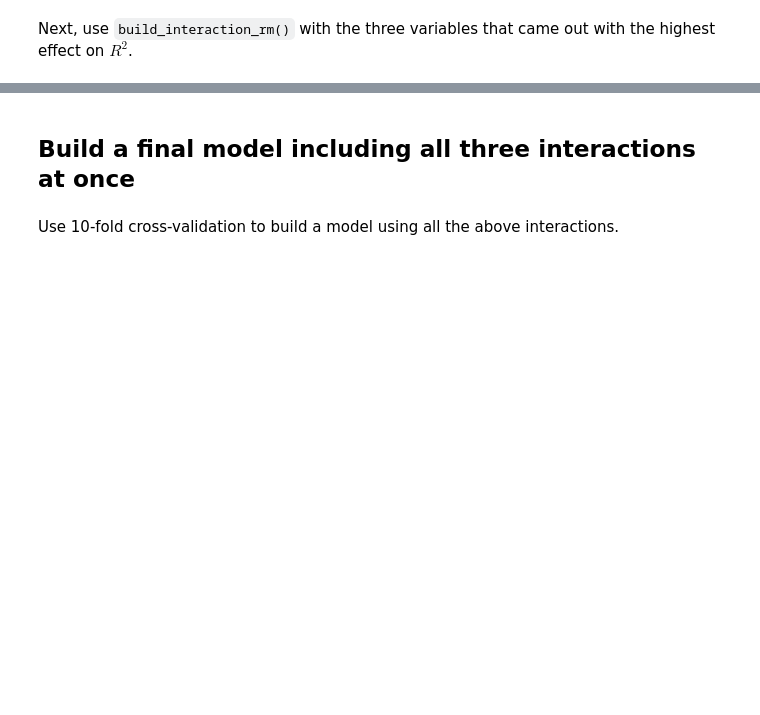
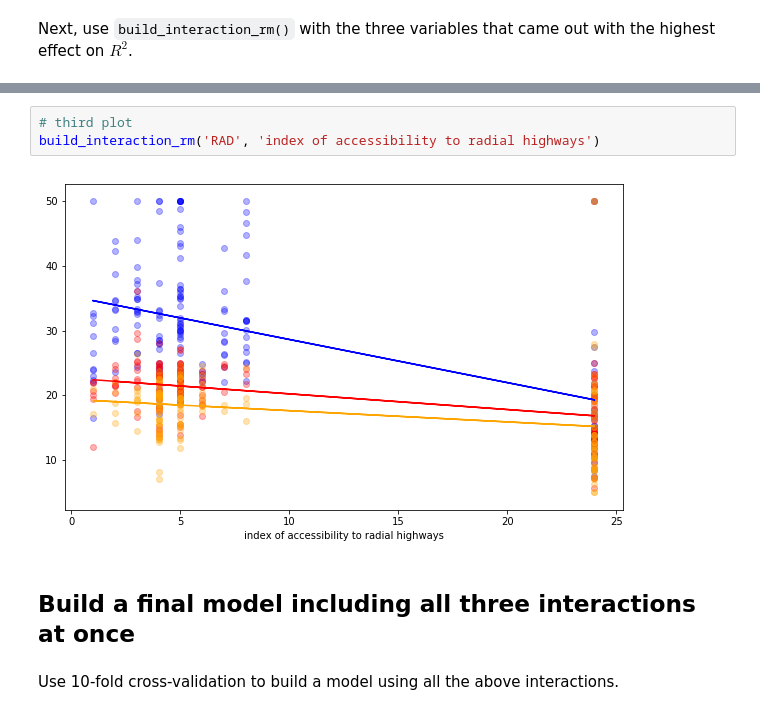
Before and after one commit to zfeizollahi/dsc-interaction-terms-lab-online-ds-sp-000, a Jupyter notebook: index.ipynb, the cells around one changed output, grey strips where cells are left out. Saved outputs shown, nothing was run; the diff lists cells and outputs as text; blank space fills up the shorter version.

```diff
--- a/index.ipynb
+++ b/index.ipynb
@@ -137,3 +138,8 @@ Next, use `build_interaction_rm()` with the three variables that came out with t
+# %%
+# third plot
+build_interaction_rm('RAD', 'index of accessibility to radial highways')
+# %% [output]
+[figure, added]
 # %% [markdown]
 ## Build a final model including all three interactions at once
 # %% [markdown]
```
Also changed, not shown: parts of 23 cells of this notebook, 4 other files.
